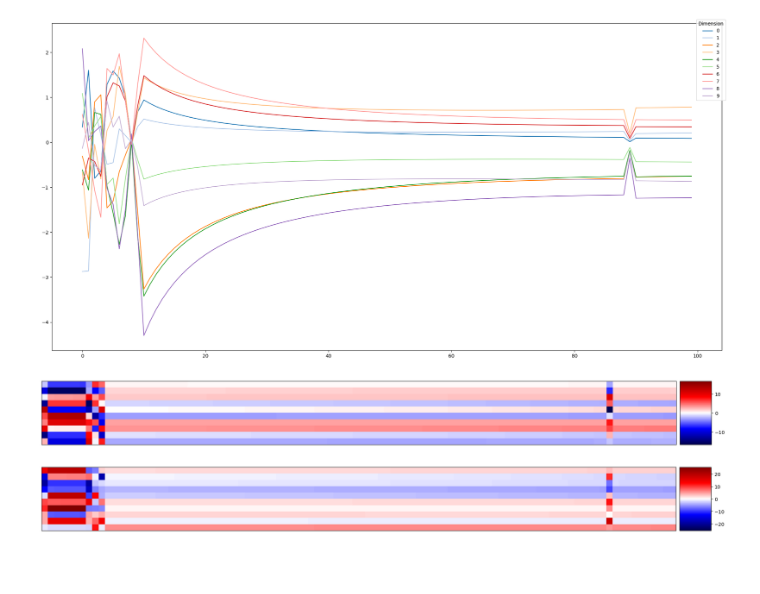
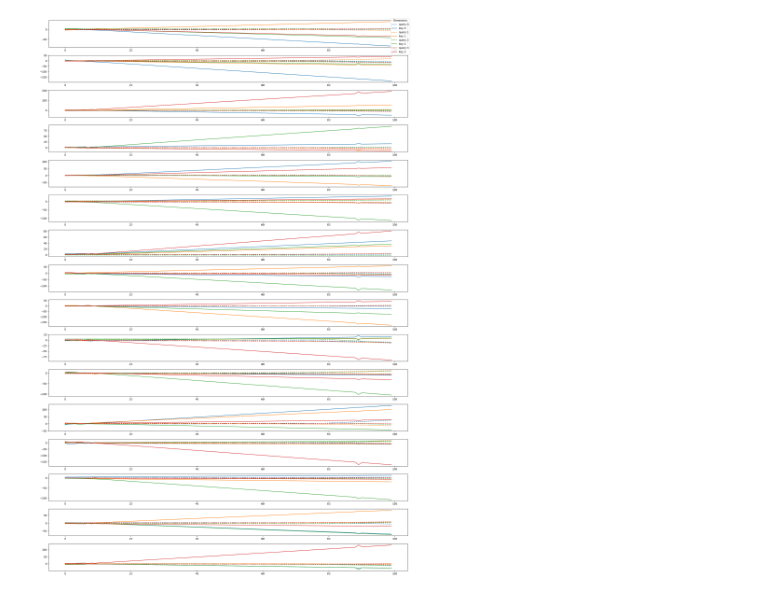
Before and after one commit to irkri/elissabeth, a Jupyter notebook: projects/copying/test.ipynb, the cells around one changed output. Cells and saved outputs as stored; diff of their text form; code cells hidden in the pictures; blank space fills up the shorter version.

```diff
--- a/projects/copying/test.ipynb
+++ b/projects/copying/test.ipynb
@@ -46,28 +41,29 @@ watcher.plot_parameter_matrix("unembedding.weight")
 # %%
-fig, ax = watcher.plot_iss_time(
-    x[0],
-    append_dims=(1, ),
-    project_heads=True,
-    project_values=False,
-    figsize=(20, 10),
-)
+# fig, ax = watcher.plot_iss_time(
+#     x[0],
+#     x_axis=watcher.model(x).argmax(-1)[0, :],
+#     append_dims=(1, ),
+#     project_heads=True,
+#     project_values=False,
+#     figsize=(20, 4),
+# )
+# fig, ax = watcher.plot_iss(
+#     x[0],
+#     append_dims=(1, ),
+#     project_heads=False,
+#     project_values=False,
+#     figsize=(10, 20),
+# )
-# %% [output]
-[figure, removed]
-# %%
-fig, ax = watcher.plot_values(
-    x[0],
-    log_cmap=False,
-    project_heads=True,
-    project_values=True,
-    figsize=(20, 20),
-)
-fig, ax = watcher.plot_values(
-    x[0],
-    log_cmap=False,
-    project_heads=True,
-    project_values=False,
-    figsize=(20, 20),
-)
-# %% [output]
-[figure, removed]
-[figure, removed]
+# %%
+fig, ax = watcher.plot_query_key_time(
+    x[0],
+    weighting=0,
+    names=("query", "key"),
+    cmap="tab10",
+    # x_axis=x[0],
+    project_heads=False,#tuple(torch.where(W_H.abs()[0] > 5)[0].numpy()),
+    # reduce_dims={0: 0},
+    figsize=(20, 30),
+)
+# %% [output]
+[figure, added]
```
Also changed, not shown: parts of 15 cells of this notebook, 3 other files.
